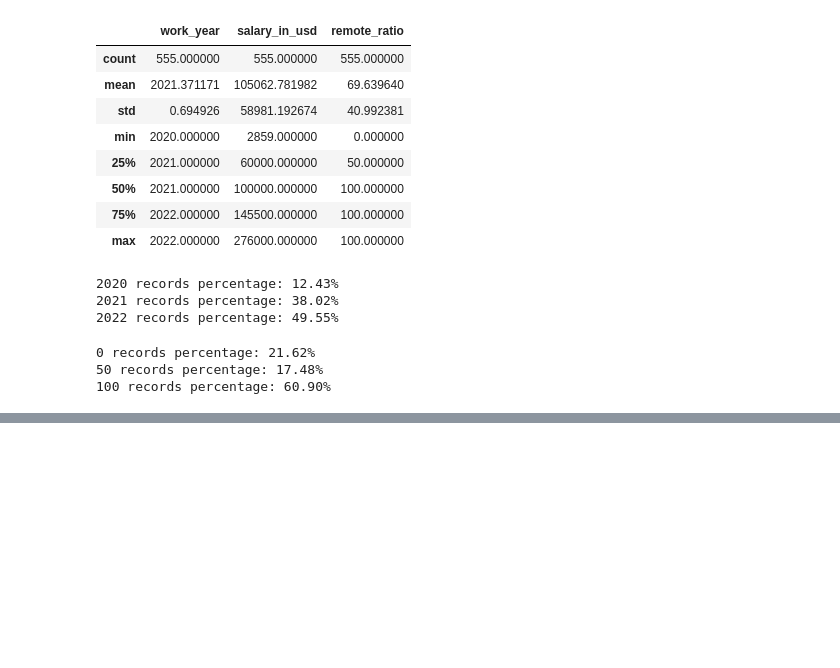
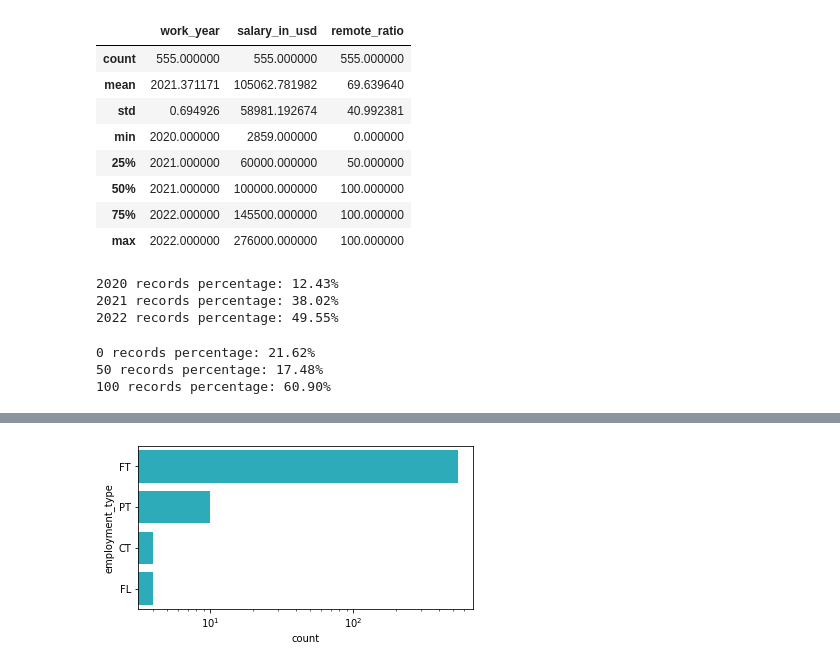
Before and after one commit to Moaaz-Mahmoud/Data-Science-Salaries-Analysis, a Jupyter notebook: notebook.ipynb, the cells around one changed output, grey strips where cells are left out. Cells and saved outputs as stored; diff of their text form; code cells hidden in the pictures; blank space fills up the shorter version.

```diff
--- a/notebook.ipynb
+++ b/notebook.ipynb
@@ -243,0 +252,13 @@ g = sns.histplot(data=df, x='salary_in_usd', bins=50)
+# %%
+def view_distribution_vert(df, col, figsize=(12, 15), log=False):
+  plt.figure(figsize=figsize)
+  g = sns.countplot(data=df,
+                    y=col,
+                    order = df[col].value_counts().index,
+                    color=default_color);
+  if log:
+    g.set_xscale('log')
+# %%
+view_distribution_vert(df, 'employment_type', (6, 3), log=True)
+# %% [output]
+[figure, added]
```
Also changed, not shown: parts of 23 cells of this notebook, 1 other file.
